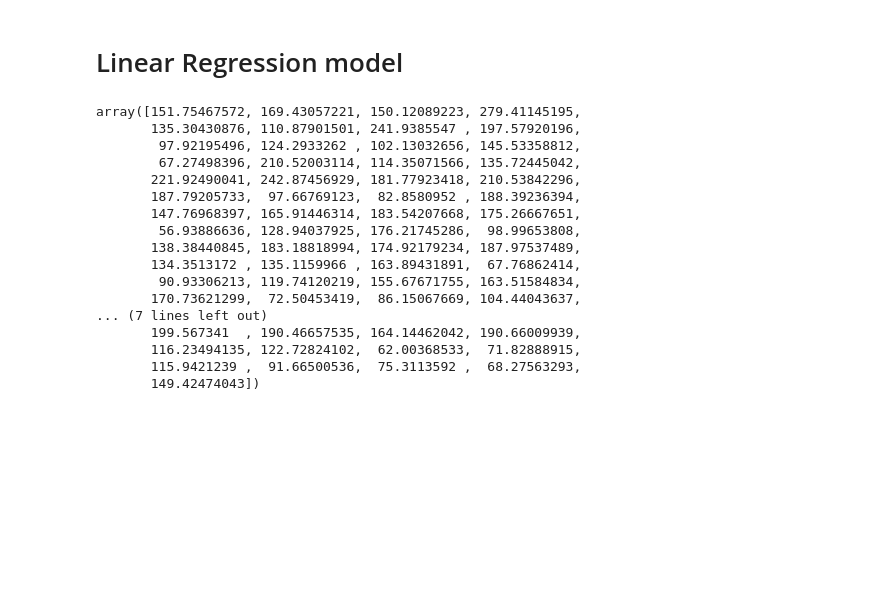
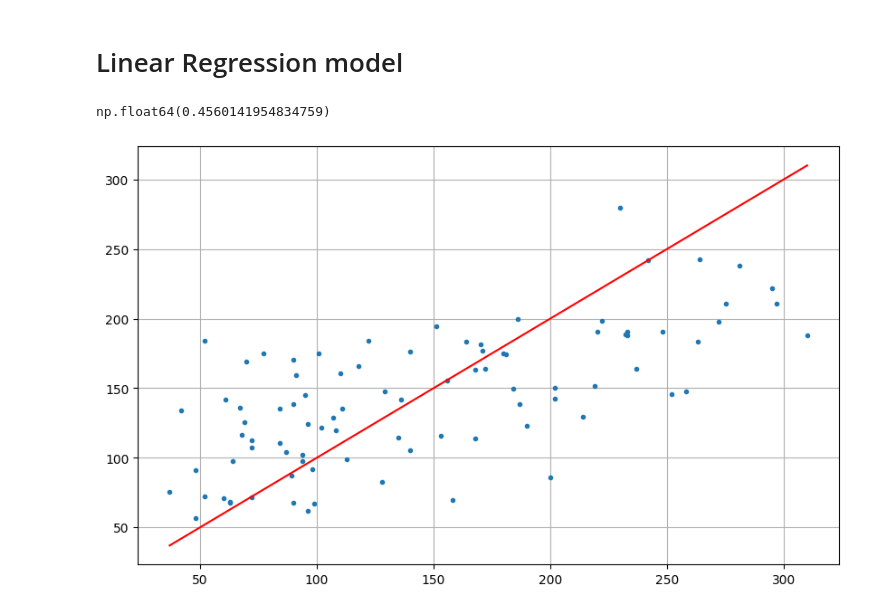
Before and after one commit to Rahul28Agarwal/myml, a Jupyter notebook: myml/linear_model/house_price_prediction.ipynb, the cells around one changed output. Drawn from its saved outputs; the diff is of its cells as text; code cells hidden in the pictures; blank space fills up the shorter version.

```diff
--- a/myml/linear_model/house_price_prediction.ipynb
+++ b/myml/linear_model/house_price_prediction.ipynb
@@ -60,23 +60,21 @@ from myml.linear_model.linear import LinearRegression
 lr = LinearRegression()
 lr.fit(X_train, y_train)
 pred = lr.predict(X_test)
-# %%
-lr.
-# %% [output]
-array([151.75467572, 169.43057221, 150.12089223, 279.41145195,
-       135.30430876, 110.87901501, 241.9385547 , 197.57920196,
-        97.92195496, 124.2933262 , 102.13032656, 145.53358812,
-        67.27498396, 210.52003114, 114.35071566, 135.72445042,
-       221.92490041, 242.87456929, 181.77923418, 210.53842296,
-       187.79205733,  97.66769123,  82.8580952 , 188.39236394,
-       147.76968397, 165.91446314, 183.54207668, 175.26667651,
-        56.93886636, 128.94037925, 176.21745286,  98.99653808,
-       138.38440845, 183.18818994, 174.92179234, 187.97537489,
-       134.3513172 , 135.1159966 , 163.89431891,  67.76862414,
-        90.93306213, 119.74120219, 155.67671755, 163.51584834,
-       170.73621299,  72.50453419,  86.15067669, 104.44043637,
-... (7 lines left out)
-       199.567341  , 190.46657535, 164.14462042, 190.66009939,
-       116.23494135, 122.72824102,  62.00368533,  71.82888915,
-       115.9421239 ,  91.66500536,  75.3113592 ,  68.27563293,
-       149.42474043])
+# %%
+lr.score(X_test, y_test)
+# %% [output]
+np.float64(0.4560141954834759)
+# %%
+plt.figure(figsize=(10,6))
+plt.plot(y_test, pred, ".", label="data points")
+
+min_value = min(*y_test, *pred)
+max_value = max(*y_test, *pred)
+
+x = np.linspace(min_value, max_value, 100)
+plt.plot(x, x, "-r", label="Perfect prediction")
+
+plt.grid(True)
+plt.show()
+# %% [output]
+[figure, added]
```
